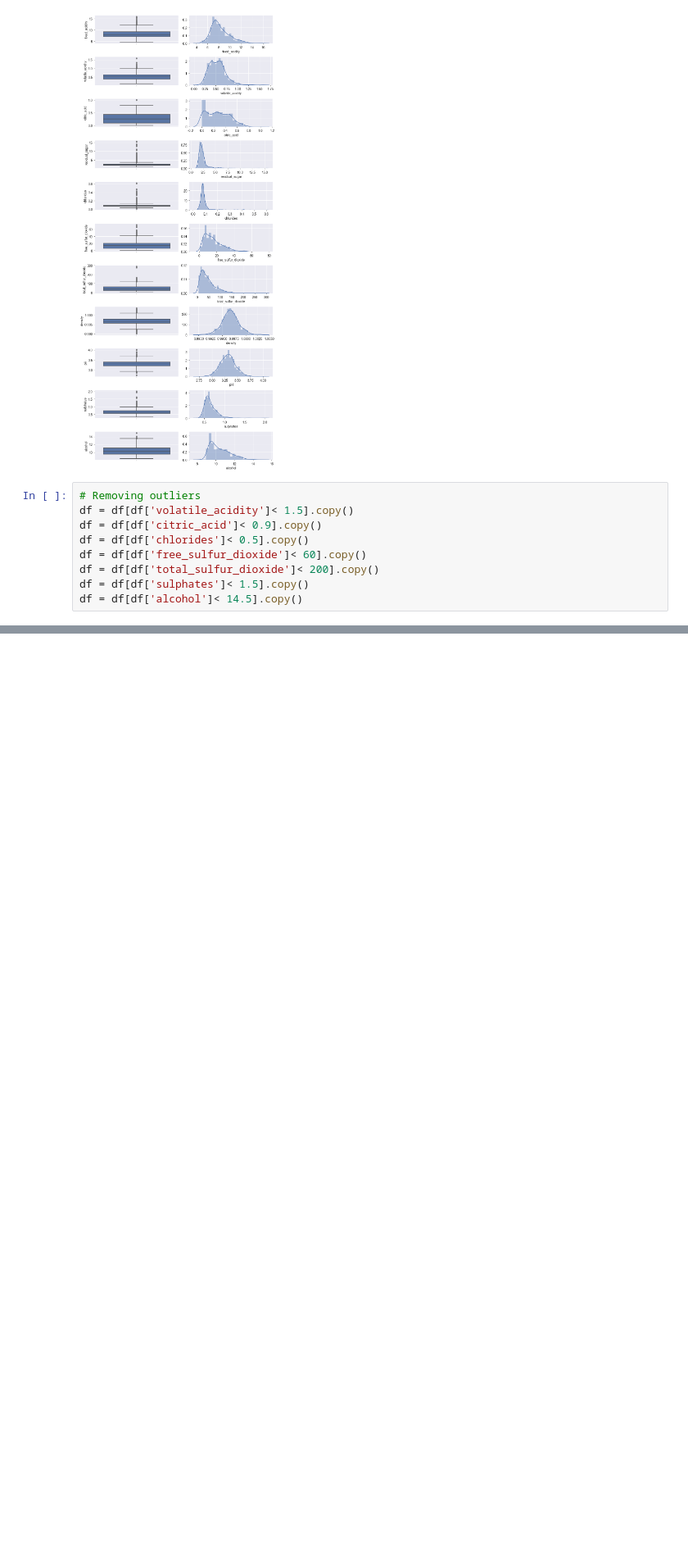
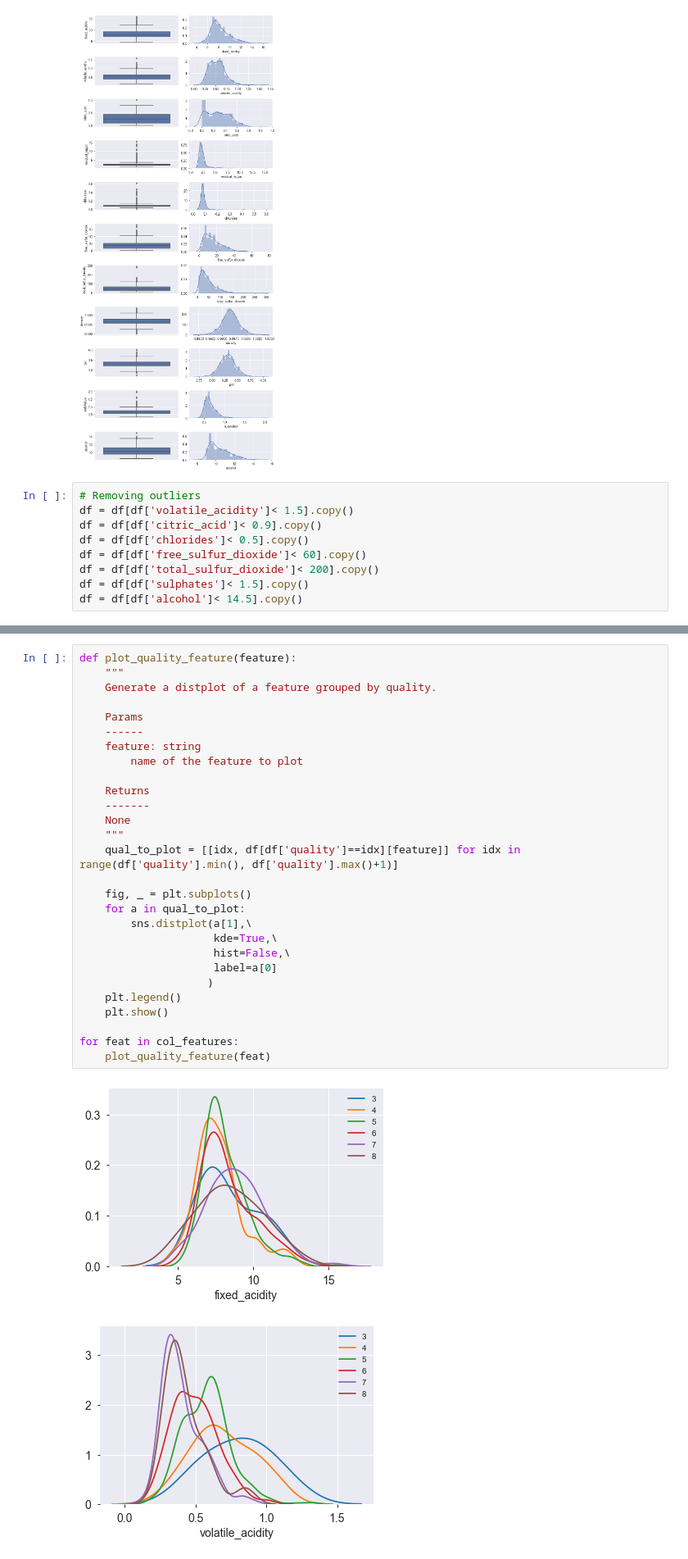
Before and after one commit to e-compagno/Wine, a Jupyter notebook: src/Wine_red.ipynb, the cells around one changed output, grey strips where cells are left out. Shown at 82% size. Drawn from its saved outputs; the diff is of its cells as text; blank space fills up the shorter version.

```diff
--- a/src/Wine_red.ipynb
+++ b/src/Wine_red.ipynb
@@ -228,0 +229,31 @@ df.groupby('quality').agg(['mean', 'max', 'min'])
+# %%
+def plot_quality_feature(feature):
+    """
+    Generate a distplot of a feature grouped by quality.
+
+    Params
+    ------
+    feature: string
+        name of the feature to plot
+
+    Returns
+    -------
+    None
+    """
+    qual_to_plot = [[idx, df[df['quality']==idx][feature]] for idx in range(df['quality'].min(), df['quality'].max()+1)]
+
+    fig, _ = plt.subplots()
+    for a in qual_to_plot:
+        sns.distplot(a[1],\
+                     kde=True,\
+                     hist=False,\
+                     label=a[0]
+                    )
+    plt.legend()
+    plt.show()
+
+for feat in col_features:
+    plot_quality_feature(feat)
+# %% [output]
+[figure, added]
+[figure, added]
```
Also changed, not shown: parts of 3 cells of this notebook, 2 other files.
